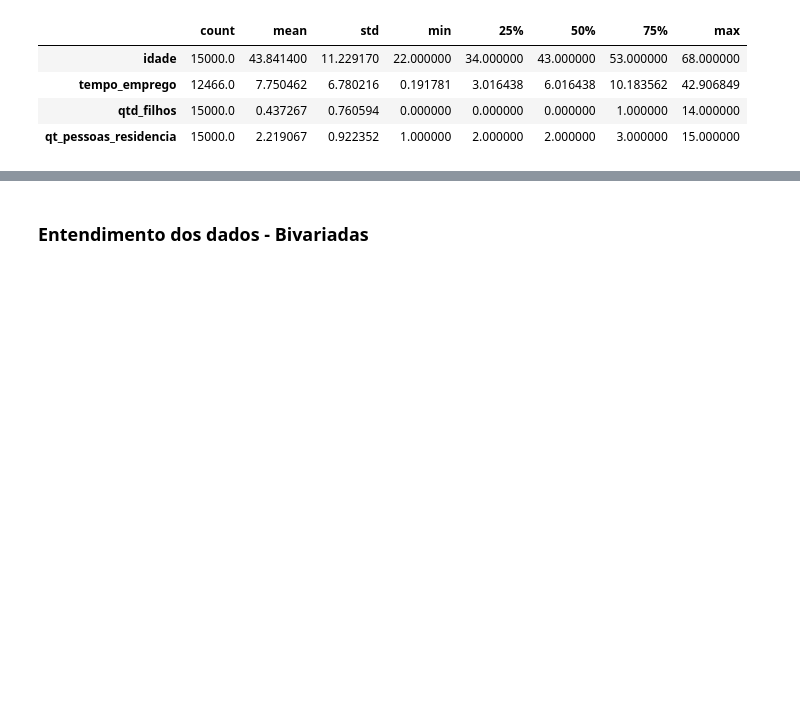
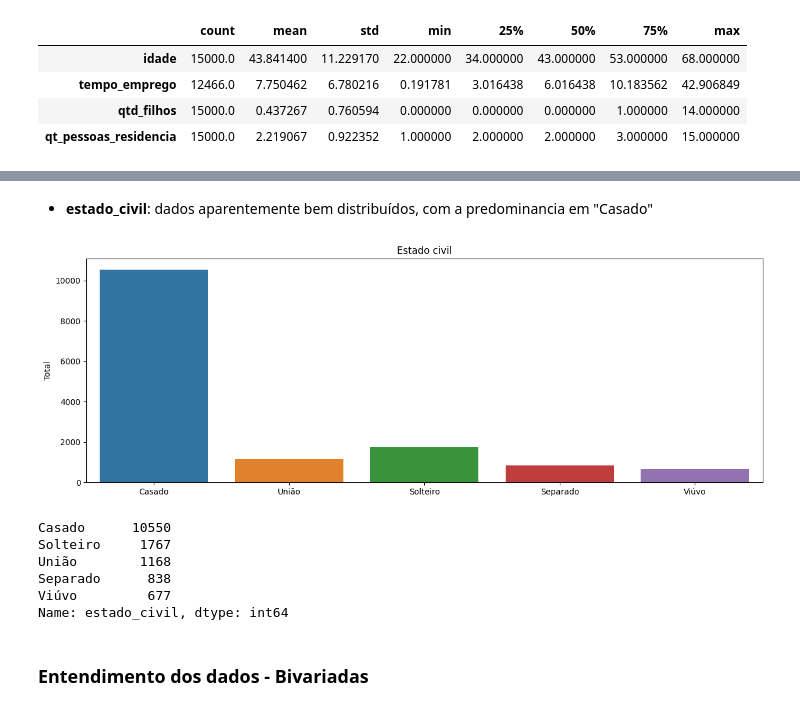
Before and after one commit to daviNGL/EBAC-projeto-previsao-de-renda, a Jupyter notebook: projeto.ipynb, the cells around one changed output, grey strips where cells are left out. Saved outputs shown, nothing was run; the diff lists cells and outputs as text; code cells hidden in the pictures; blank space fills up the shorter version.

```diff
--- a/projeto.ipynb
+++ b/projeto.ipynb
@@ -203,0 +223,21 @@ figura.subplots_adjust(hspace=0.3, wspace=0.5)
+# %% [markdown]
+- **estado_civil**: dados aparentemente bem distribuídos, com a predominancia em "Casado"
+# %%
+figura = plt.figure(figsize=(15,5))
+
+ax = sns.countplot(data = df, x = 'estado_civil')
+ax.set_title("Estado civil")
+ax.set_xlabel("")
+ax.set_ylabel("Total")
+
+plt.show()
+
+df['estado_civil'].value_counts()
+# %% [output]
+[figure, added]
+Casado      10550
+Solteiro     1767
+União        1168
+Separado      838
+Viúvo         677
+Name: estado_civil, dtype: int64
```
Also changed, not shown: parts of 8 cells of this notebook, 1 other file.
